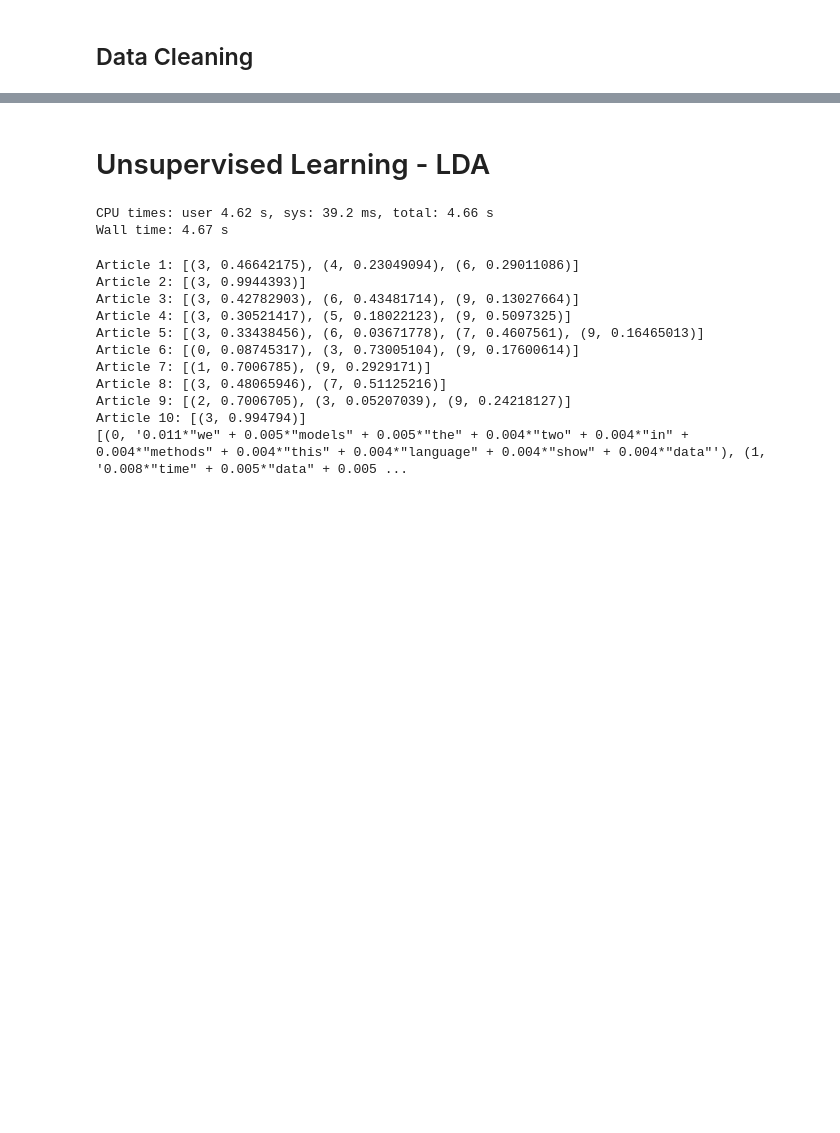
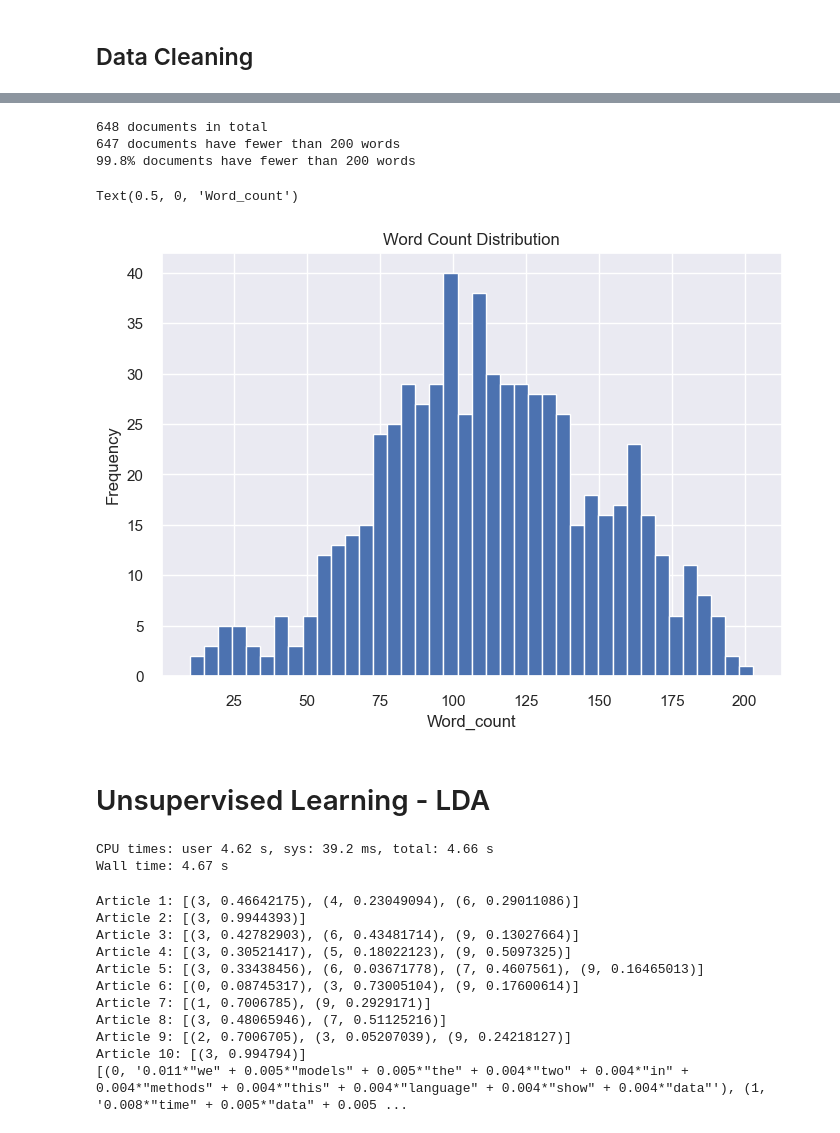
Before and after one commit to vatsal220/medium_articles, a Jupyter notebook: topic_modelling/topic_model.ipynb, the cells around one changed output, grey strips where cells are left out. Drawn from its saved outputs; the diff is of its cells as text; code cells hidden in the pictures; blank space fills up the shorter version.

Commit message:
added visualizaiton of word count distribution

```diff
--- a/topic_modelling/topic_model.ipynb
+++ b/topic_modelling/topic_model.ipynb
@@ -18,6 +18,7 @@ finally:
     from nltk.corpus import stopwords
 # %%
 # constants
+sns.set()
 queries = [
     'automl', 'machinelearning', 'data', 'phyiscs','mathematics', 'recommendation system', 'nlp', 'neural networks'
 ]
@@ -173,3 +191,18 @@ research_df.head()
+# %%
+# word count distribution
+print('{} documents in total'.format(research_df.shape[0]))
+print('{} documents have fewer than 200 words'.format(research_df[research_df.summary_word_count<=199].shape[0]))
+print('{}% documents have fewer than 200 words'.format(round(research_df[research_df.summary_word_count<=199].shape[0]/research_df.shape[0]*100, 1)))
+
+ax = research_df.summary_word_count.plot.hist(bins=40)
+ax.set_title("Word Count Distribution")
+ax.set_xlabel('Word_count')
+# %% [output]
+648 documents in total
+647 documents have fewer than 200 words
+99.8% documents have fewer than 200 words
+Text(0.5, 0, 'Word_count')
+[figure, added]
 # %% [markdown]
 # Unsupervised Learning - LDA
 # %%
```
Also changed, not shown: parts of 6 cells of this notebook.
